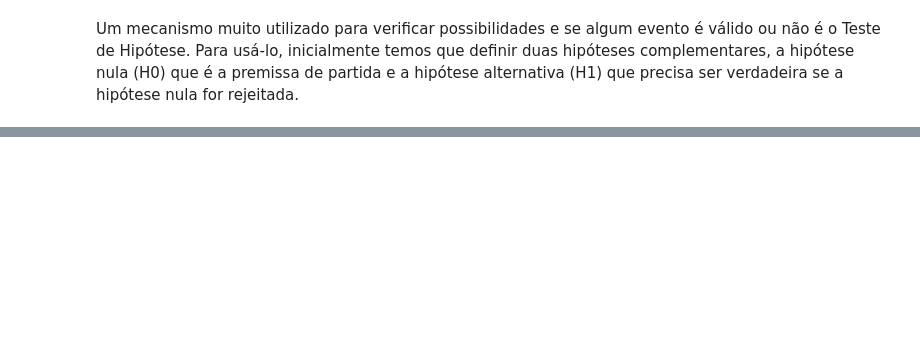
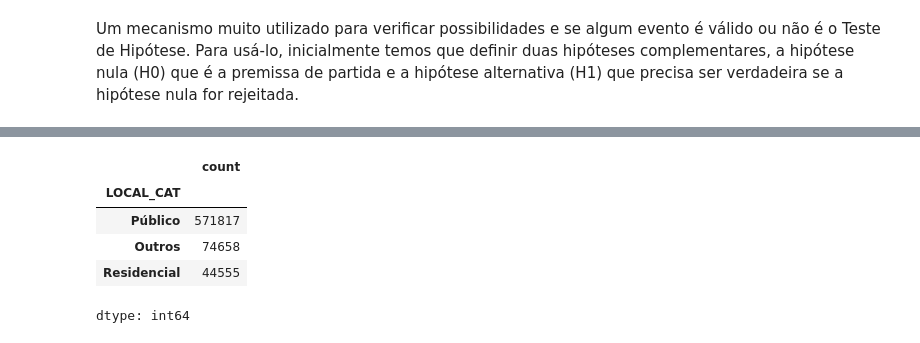
Before and after one commit to itsnalu/Projeto_CCF425, a Jupyter notebook: Projeto_Dados.ipynb, the cells around one changed output, grey strips where cells are left out. Cells and saved outputs as stored; diff of their text form; code cells hidden in the pictures; blank space fills up the shorter version.

```diff
--- a/Projeto_Dados.ipynb
+++ b/Projeto_Dados.ipynb
@@ -3038,0 +3129,9 @@ O p-valor é tão pequeno que foi arredondado para 0. Isso quer dizer que a prob
+# %%
+df_base['LOCAL_CAT'].value_counts()
+# %% [output]
+|  | count |
+| LOCAL_CAT |  |
+| Público | 571817 |
+| Outros | 74658 |
+| Residencial | 44555 |
+dtype: int64
```
Also changed, not shown: parts of 39 cells of this notebook.
